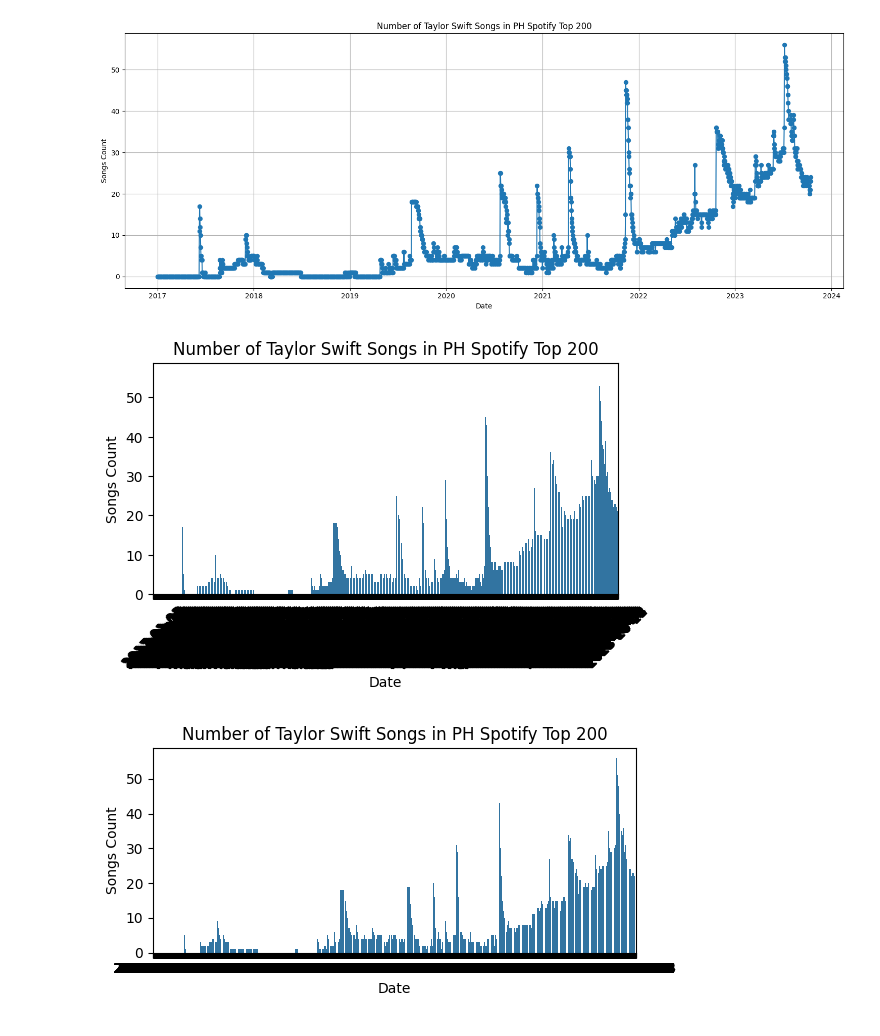
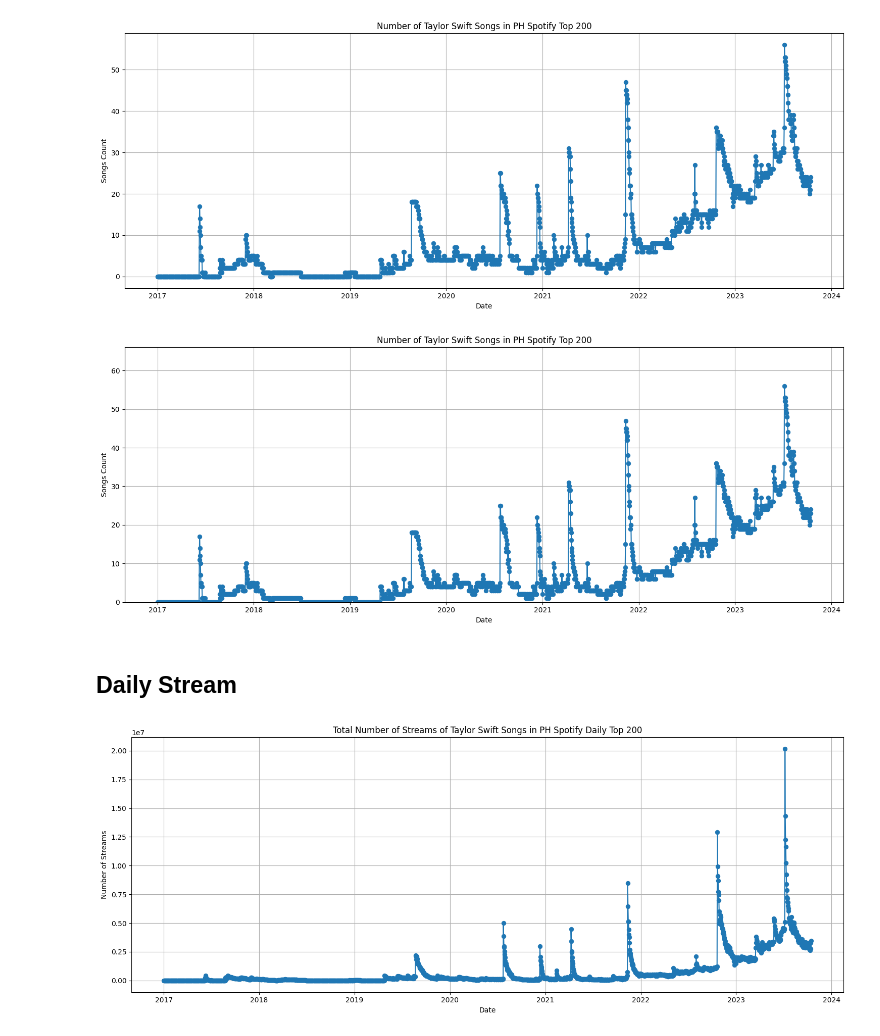
Before and after one commit to ybeth-gonzaga/Taylor-Swift-Spotify-Analysis, a Jupyter notebook: 02_summary_eda.ipynb, the cells around one changed output. Drawn from its saved outputs; the diff is of its cells as text; code cells hidden in the pictures.

```diff
--- a/02_summary_eda.ipynb
+++ b/02_summary_eda.ipynb
@@ -161,24 +161,31 @@ plt.show()
 # %% [output]
 [figure]
 # %%
-# Bar: Date, sns, Count
-plt.figure(figsize=(6,3))
-sns.barplot(data=df, x='date', y='total_count')
+# Line: Datetime, sns, Count
+plt.figure(figsize=(15, 6))
+sns.lineplot(data=df, x='date_time', y='total_count', marker='o', markeredgecolor=None)
 plt.title('Number of Taylor Swift Songs in PH Spotify Top 200')
 plt.xlabel('Date')
 plt.ylabel('Songs Count')
-plt.xticks(rotation=45)
+plt.tight_layout() # to prevent overlapping of marker points
+plt.grid(True)
+
+plt.ylim(0, df['total_count'].max() + 10)  # Adjust the upper limit if needed
+
 plt.show()
 # %% [output]
-[figure, old version]
+[figure, new version]
+# %% [markdown]
+## Daily Stream
 # %%
-# Bar: Datetime, sns, Count
-plt.figure(figsize=(6,3))
-sns.barplot(data=df, x='date_time', y='total_count')
-plt.title('Number of Taylor Swift Songs in PH Spotify Top 200')
+# Line: Datetime, sns, Streams
+plt.figure(figsize=(15, 6))
+sns.lineplot(data=df, x='date_time', y='total_streams', marker='o', markeredgecolor=None)
+plt.title('Total Number of Streams of Taylor Swift Songs in PH Spotify Daily Top 200')
 plt.xlabel('Date')
-plt.ylabel('Songs Count')
+plt.ylabel('Number of Streams')
 plt.tight_layout() # to prevent overlapping of marker points
+plt.grid(True)
 plt.show()
 # %% [output]
-[figure, old version]
+[figure, new version]
```
